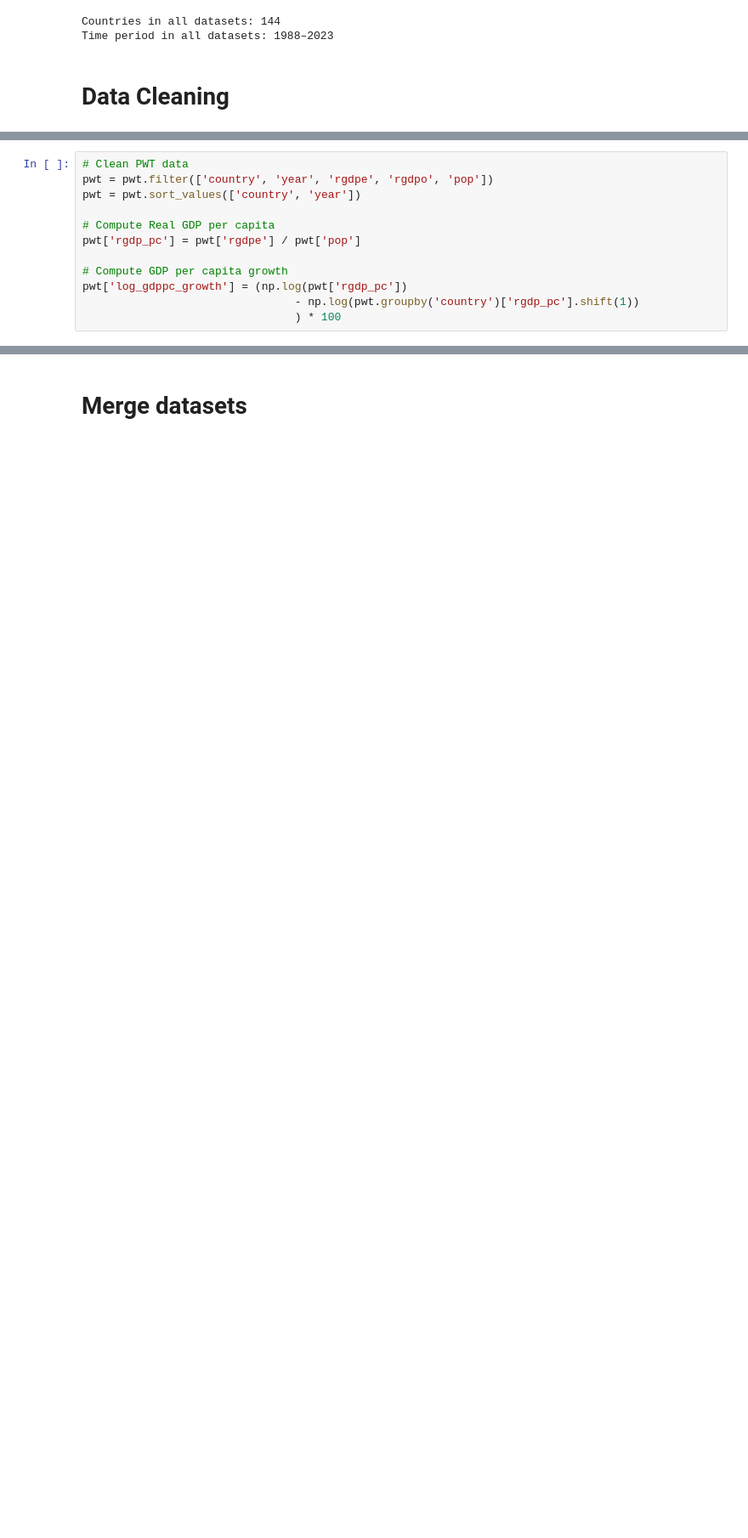
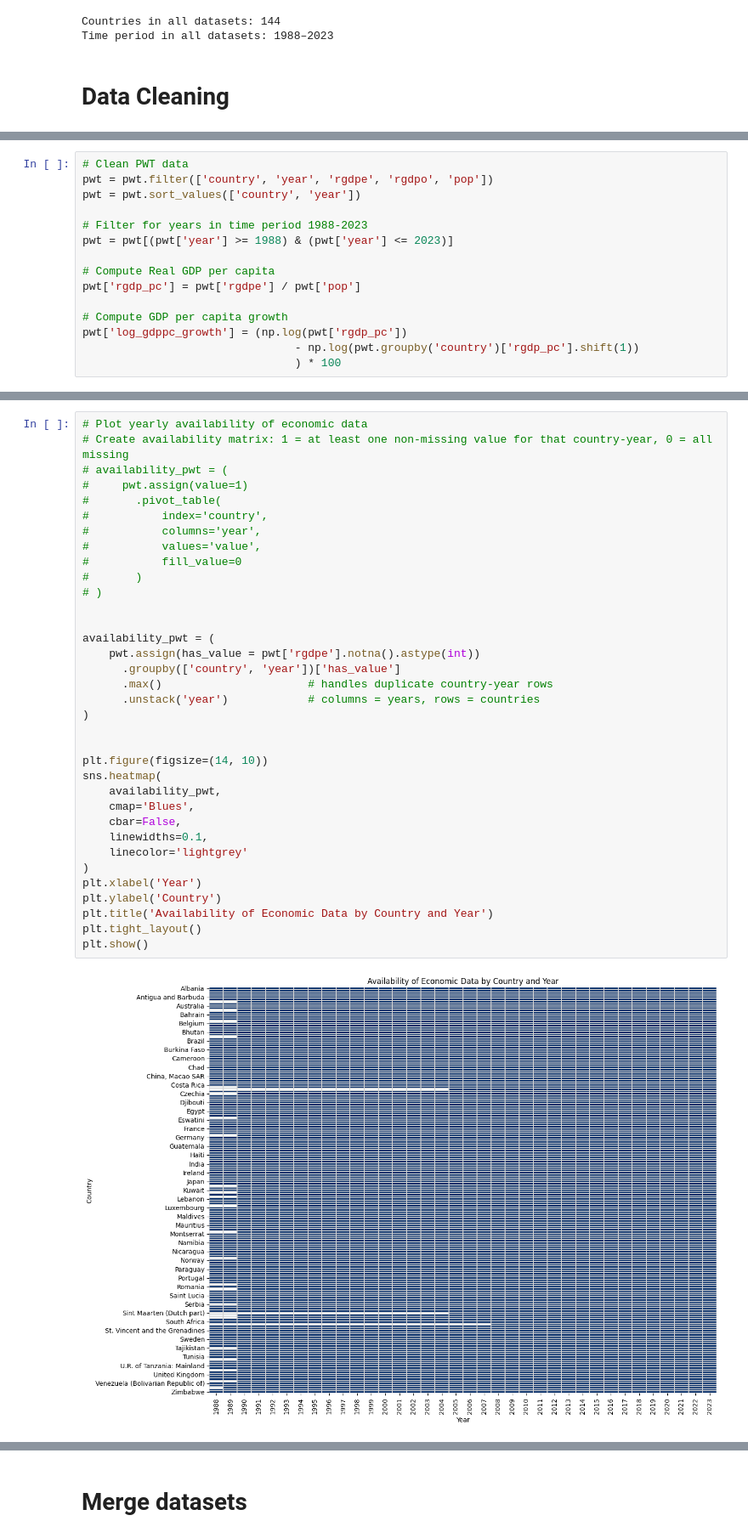
Before and after one commit to RadostTrak/trade-growth-panel-analysis, a Jupyter notebook: 01_data_cleaning.ipynb, the cells around one changed output, grey strips where cells are left out. Shown at 85% size. Cells and saved outputs as stored; diff of their text form; blank space fills up the shorter version.

```diff
--- a/01_data_cleaning.ipynb
+++ b/01_data_cleaning.ipynb
@@ -200,6 +214,9 @@ income_groups = income_groups.drop(columns = ['Code'])
 # Clean PWT data
 pwt = pwt.filter(['country', 'year', 'rgdpe', 'rgdpo', 'pop'])
 pwt = pwt.sort_values(['country', 'year'])
+
+# Filter for years in time period 1988-2023
+pwt = pwt[(pwt['year'] >= 1988) & (pwt['year'] <= 2023)]
 
 # Compute Real GDP per capita
 pwt['rgdp_pc'] = pwt['rgdpe'] / pwt['pop']
@@ -210,0 +295,37 @@ pwt['log_gdppc_growth'] = (np.log(pwt['rgdp_pc'])
+# %%
+# Plot yearly availability of economic data
+# Create availability matrix: 1 = at least one non-missing value for that country-year, 0 = all missing
+# availability_pwt = (
+#     pwt.assign(value=1)
+#       .pivot_table(
+#           index='country',
+#           columns='year',
+#           values='value',
+#           fill_value=0
+#       )
+# )
+
+
+availability_pwt = (
+    pwt.assign(has_value = pwt['rgdpe'].notna().astype(int))
+      .groupby(['country', 'year'])['has_value']
+      .max()                      # handles duplicate country-year rows
+      .unstack('year')            # columns = years, rows = countries
+)
+
+
+plt.figure(figsize=(14, 10))
+sns.heatmap(
+    availability_pwt,
+    cmap='Blues',
+    cbar=False,
+    linewidths=0.1,
+    linecolor='lightgrey'
+)
+plt.xlabel('Year')
+plt.ylabel('Country')
+plt.title('Availability of Economic Data by Country and Year')
+plt.tight_layout()
+plt.show()
+# %% [output]
+[figure, added]
```
Also changed, not shown: parts of 12 cells of this notebook.
